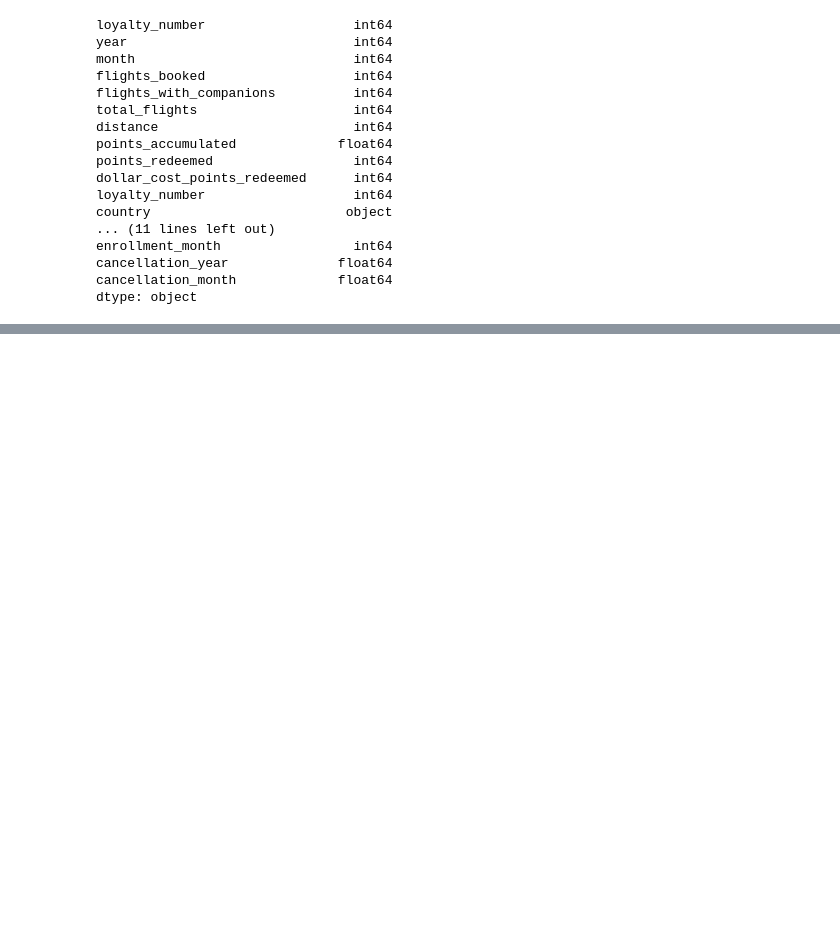
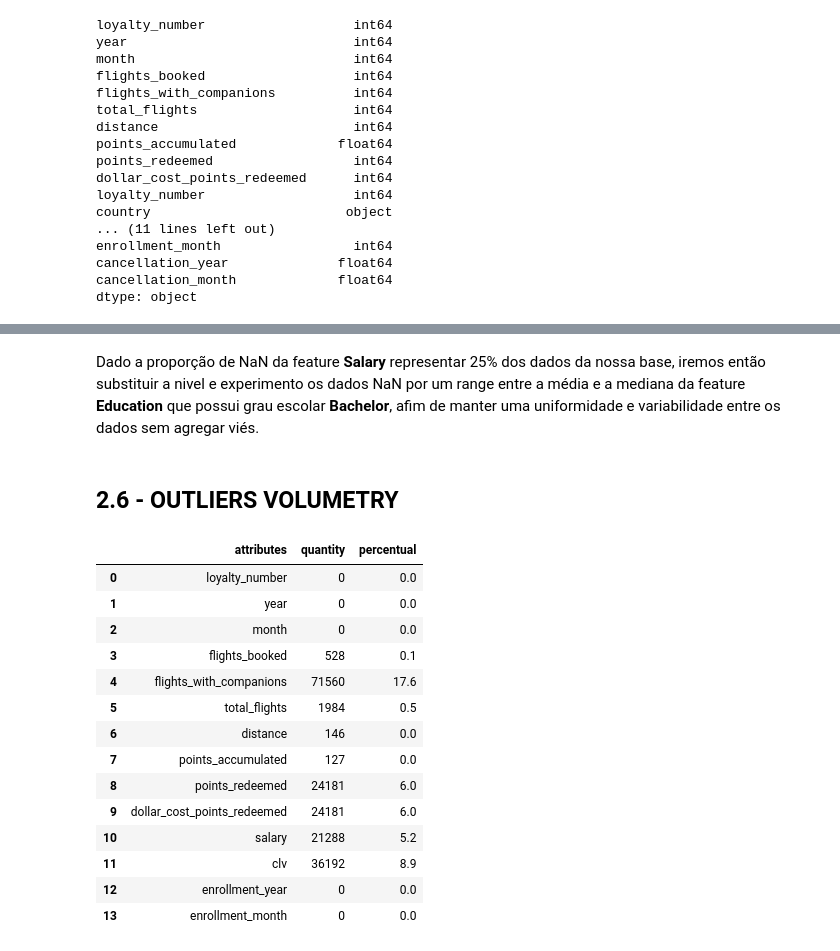
Before and after one commit to erickvieiras/flight_project, a Jupyter notebook: notebook/flight.ipynb, the cells around one changed output, grey strips where cells are left out. Drawn from its saved outputs; the diff is of its cells as text; code cells hidden in the pictures; blank space fills up the shorter version.

```diff
--- a/notebook/flight.ipynb
+++ b/notebook/flight.ipynb
@@ -139,0 +326,42 @@ df_final
+# %% [markdown]
+Dado a proporção de NaN da feature **Salary** representar 25% dos dados da nossa base, iremos então substituir a nivel e experimento os dados NaN por um range entre a média e a mediana da feature **Education** que possui grau escolar **Bachelor**, afim de manter uma uniformidade e variabilidade entre os dados sem agregar viés.
+# %%
+#Filtrando dados
+df_calc_na = df_filter.loc[df_filter['education'] == 'Bachelor']
+
+#calculando as medidas
+mean_salary = df_calc_na['salary'].mean()
+median_salary = df_calc_na['salary'].median()
+
+#calculando a quantidade de NAN
+total_na = df2['salary'].isna().sum()
+
+#definindo limites minimos e maximos
+lower_limit = min(mean_salary, median_salary)
+upper_limit = max(mean_salary, median_salary)
+
+#Gerando os valores dentro do range de NA com base nos limites
+fill_values = np.random.uniform(lower_limit, upper_limit, size = total_na)
+
+#Prenchendo os valores
+df2.loc[df2['salary'].isna(), 'salary'] = fill_values
+# %% [markdown]
+## 2.6 - OUTLIERS VOLUMETRY
+# %%
+outliers_volumetry(df2)
+# %% [output]
+|  | attributes | quantity | percentual |
+| 0 | loyalty_number | 0 | 0.0 |
+| 1 | year | 0 | 0.0 |
+| 2 | month | 0 | 0.0 |
+| 3 | flights_booked | 528 | 0.1 |
+| 4 | flights_with_companions | 71560 | 17.6 |
+| 5 | total_flights | 1984 | 0.5 |
+| 6 | distance | 146 | 0.0 |
+| 7 | points_accumulated | 127 | 0.0 |
+| 8 | points_redeemed | 24181 | 6.0 |
+| 9 | dollar_cost_points_redeemed | 24181 | 6.0 |
+| 10 | salary | 21288 | 5.2 |
+| 11 | clv | 36192 | 8.9 |
+| 12 | enrollment_year | 0 | 0.0 |
+| 13 | enrollment_month | 0 | 0.0 |
```
Also changed, not shown: parts of 21 cells of this notebook.
